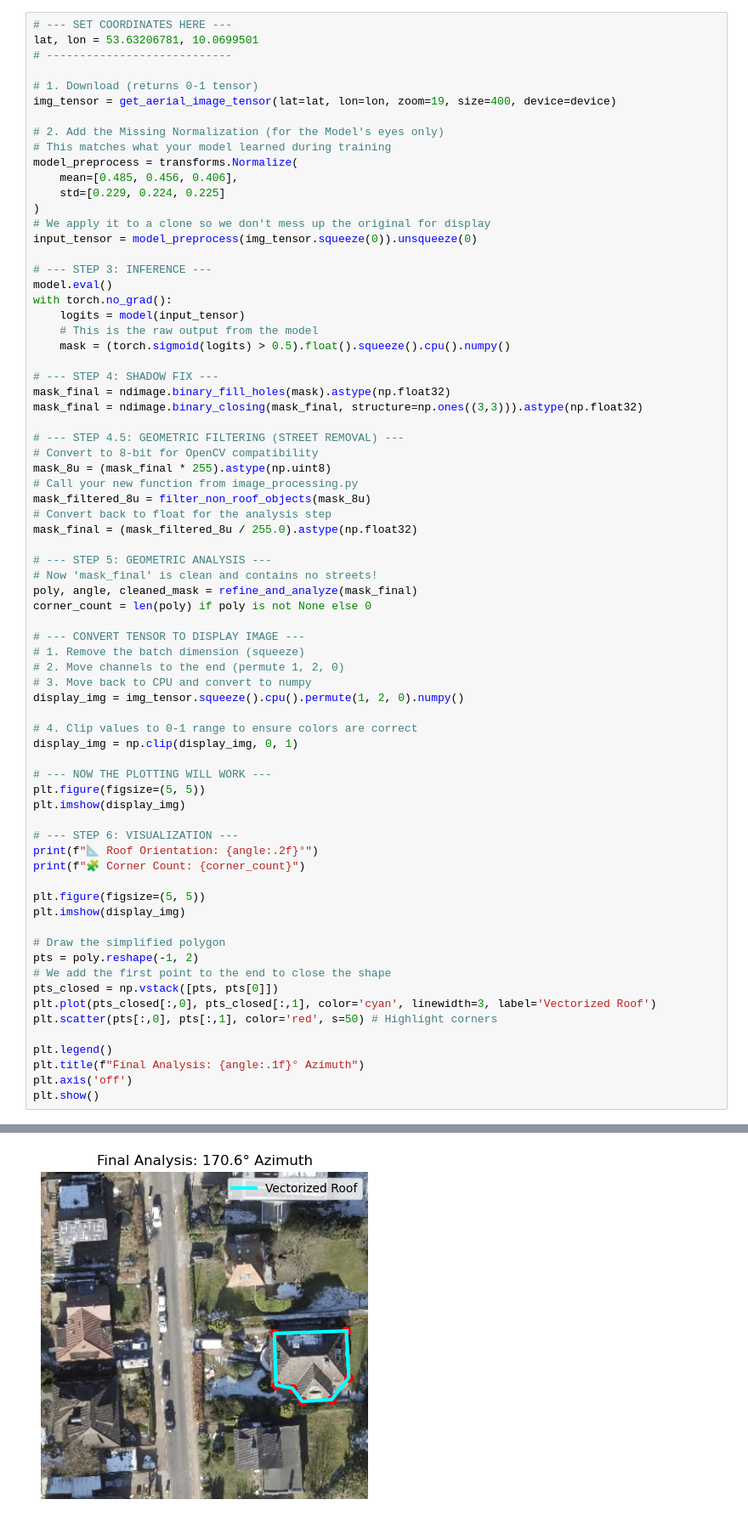
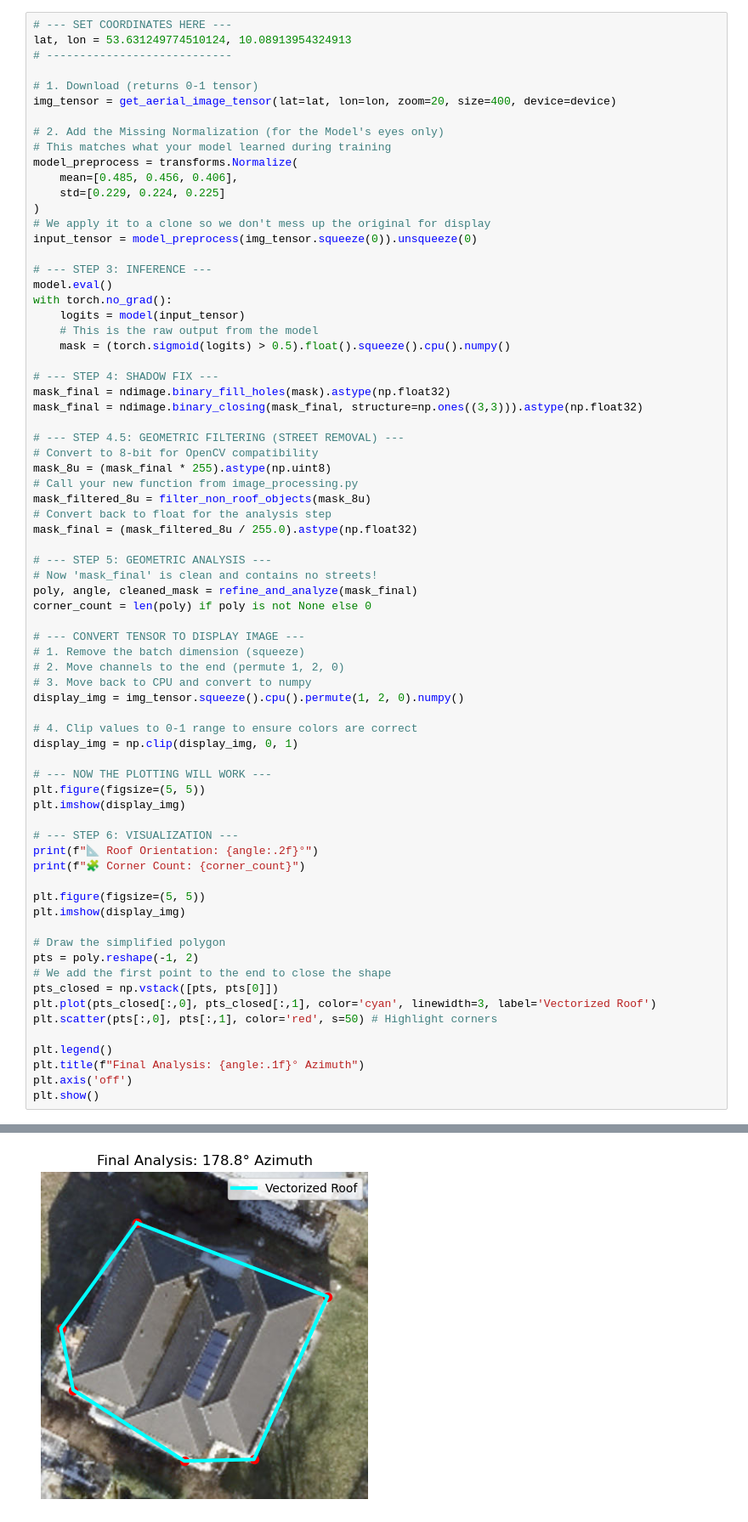
Before and after one commit to Cebulva/rooftop-solar-analysis-ml-pvlib, a Jupyter notebook: notebooks/predict_and_test_refined.ipynb, the cells around one changed output, grey strips where cells are left out. Shown at 85% size. Drawn from its saved outputs; the diff is of its cells as text.

```diff
--- a/notebooks/predict_and_test_refined.ipynb
+++ b/notebooks/predict_and_test_refined.ipynb
@@ -66,11 +66,11 @@ Unet(
 )
 # %%
 # --- SET COORDINATES HERE ---
-lat, lon = 53.63206781, 10.0699501
+lat, lon = 53.631249774510124, 10.08913954324913
 # ----------------------------
 
 # 1. Download (returns 0-1 tensor)
-img_tensor = get_aerial_image_tensor(lat=lat, lon=lon, zoom=19, size=400, device=device)
+img_tensor = get_aerial_image_tensor(lat=lat, lon=lon, zoom=20, size=400, device=device)
 
 # 2. Add the Missing Normalization (for the Model's eyes only)
 # This matches what your model learned during training
@@ -155,4 +149,4 @@ Object 8: ❌ FILTERED -> Area 20706.5 out of range |
-[figure, old version]
+[figure, new version]
 # %%
 # --- 1. RUN INFERENCE ---
 model.eval()
```
Also changed, not shown: parts of 2 cells of this notebook, 1 other file.
